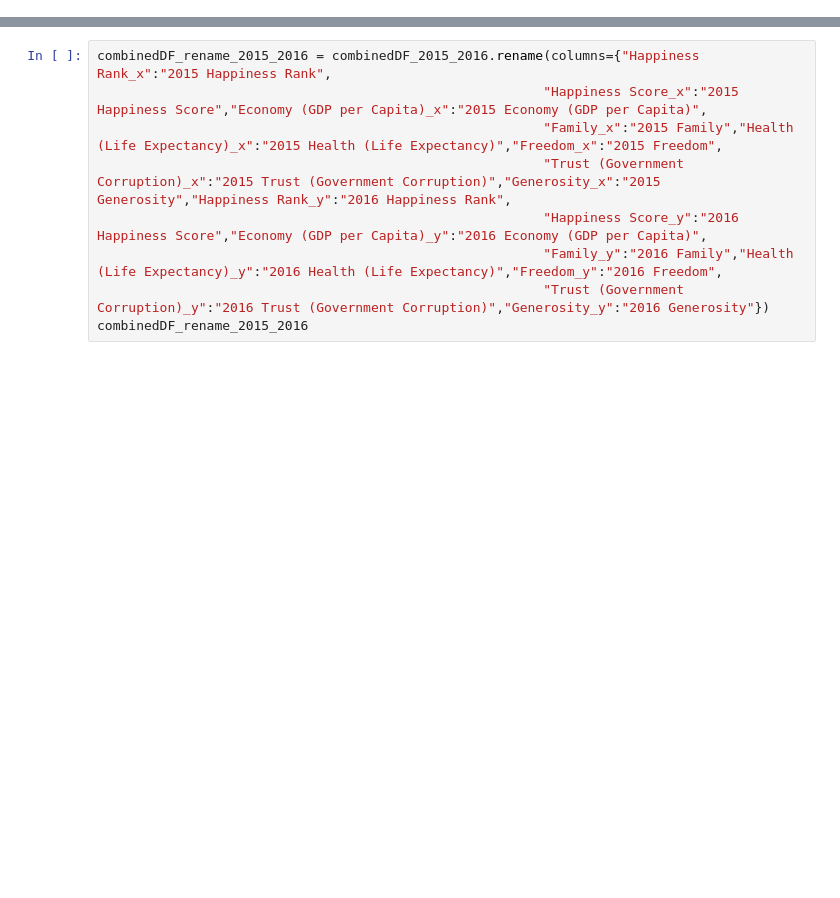
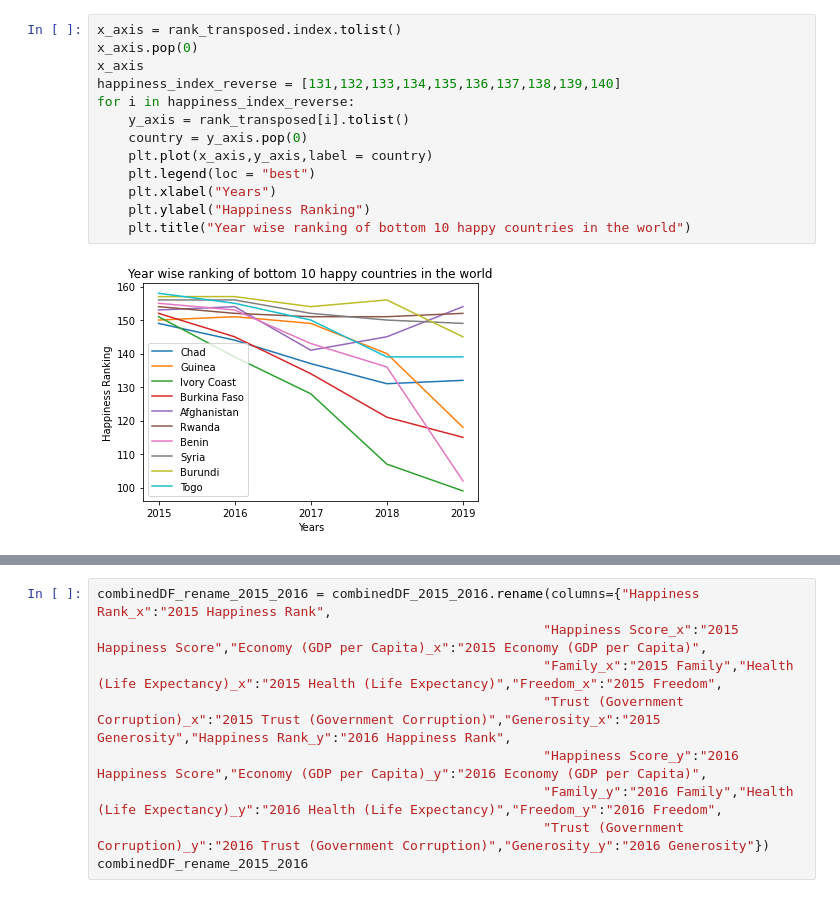
Before and after one commit to AFitzg/Group1---World-Hapiness, a Jupyter notebook: AK Merge.ipynb, the cells around one changed output, grey strips where cells are left out. Cells and saved outputs as stored; diff of their text form; blank space fills up the shorter version.

```diff
--- a/AK Merge.ipynb
+++ b/AK Merge.ipynb
@@ -44,0 +194,15 @@ combine19 = pd.read_csv(Happiness_2019)
+# %%
+x_axis = rank_transposed.index.tolist()
+x_axis.pop(0)
+x_axis
+happiness_index_reverse = [131,132,133,134,135,136,137,138,139,140]
+for i in happiness_index_reverse:
+    y_axis = rank_transposed[i].tolist()
+    country = y_axis.pop(0)
+    plt.plot(x_axis,y_axis,label = country)
+    plt.legend(loc = "best")
+    plt.xlabel("Years")
+    plt.ylabel("Happiness Ranking")
+    plt.title("Year wise ranking of bottom 10 happy countries in the world")
+# %% [output]
+[figure, added]
```
Also changed, not shown: parts of 11 cells of this notebook, 7 other files.
